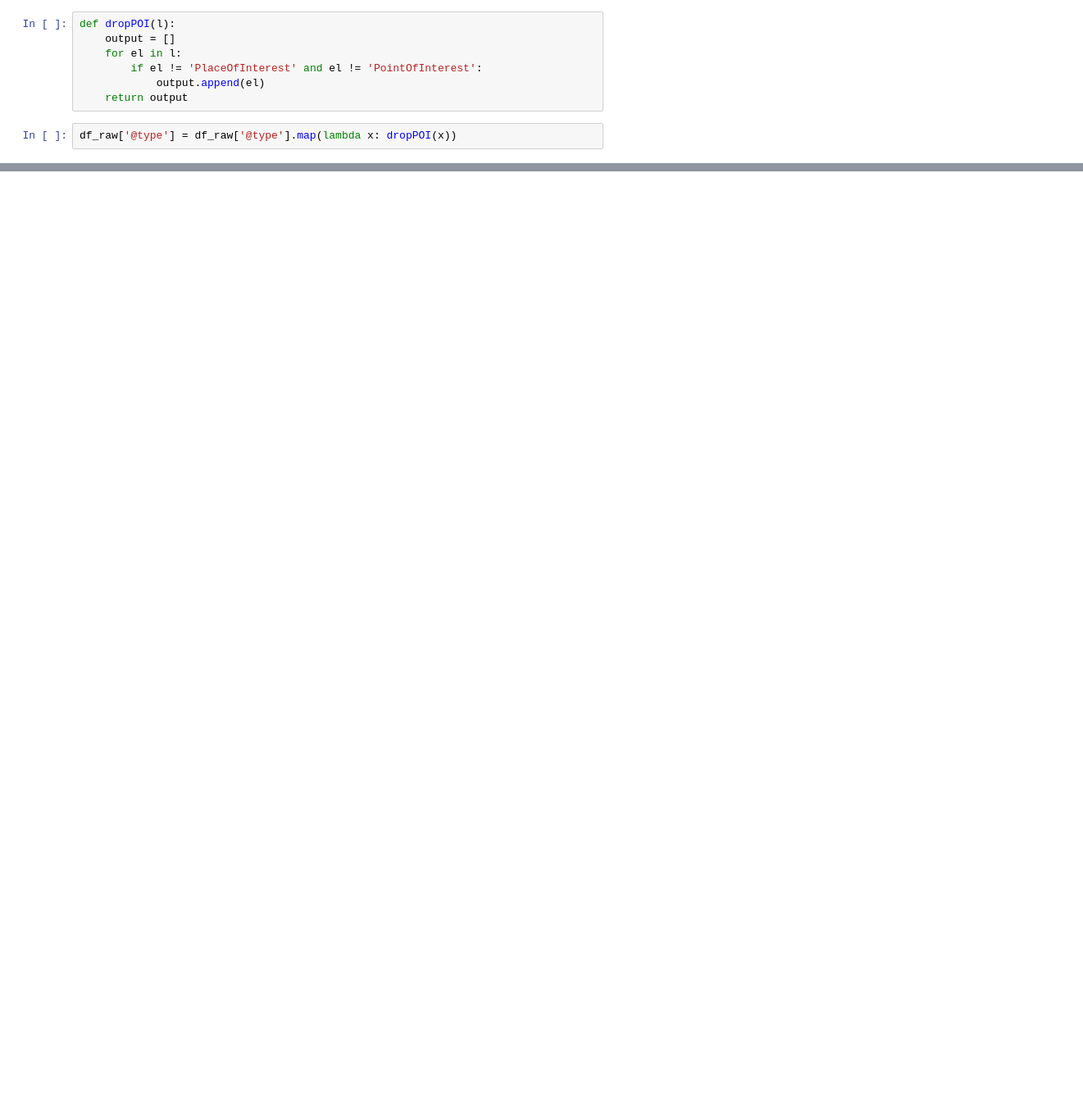
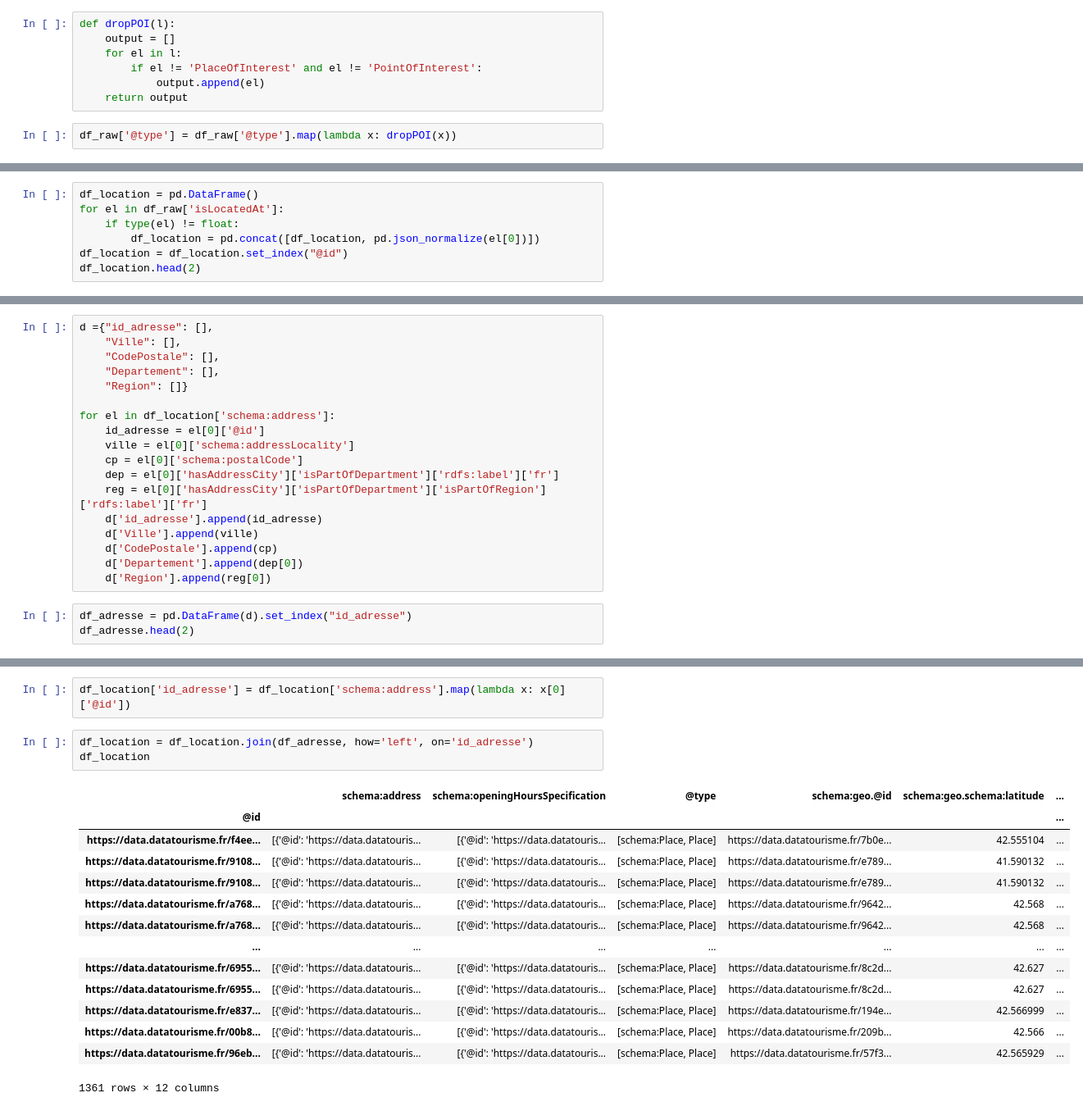
Before and after one commit to ThomasFavrel/ItineraireDeVoyage, a Jupyter notebook: Notebboks/Exploration.ipynb, the cells around one changed output, grey strips where cells are left out. Shown: that part at 82% size. Cells and saved outputs as stored; diff of their text form; blank space fills up the shorter version.

```diff
--- a/Notebboks/Exploration.ipynb
+++ b/Notebboks/Exploration.ipynb
@@ -382,0 +481,7 @@ for el in df_raw['hasContact'][0]:
+# %%
+df_location = pd.DataFrame()
+for el in df_raw['isLocatedAt']:
+    if type(el) != float:
+        df_location = pd.concat([df_location, pd.json_normalize(el[0])])
+df_location = df_location.set_index("@id")
+df_location.head(2)
@@ -382,0 +495,21 @@ for el in df_raw['hasContact'][0]:
+# %%
+d ={"id_adresse": [],
+    "Ville": [],
+    "CodePostale": [],
+    "Departement": [],
+    "Region": []}
+
+for el in df_location['schema:address']:
+    id_adresse = el[0]['@id']
+    ville = el[0]['schema:addressLocality']
+    cp = el[0]['schema:postalCode']
+    dep = el[0]['hasAddressCity']['isPartOfDepartment']['rdfs:label']['fr']
+    reg = el[0]['hasAddressCity']['isPartOfDepartment']['isPartOfRegion']['rdfs:label']['fr']
+    d['id_adresse'].append(id_adresse)
+    d['Ville'].append(ville)
+    d['CodePostale'].append(cp)
+    d['Departement'].append(dep[0])
+    d['Region'].append(reg[0])
+# %%
+df_adresse = pd.DataFrame(d).set_index("id_adresse")
+df_adresse.head(2)
@@ -382,0 +527,20 @@ for el in df_raw['hasContact'][0]:
+# %%
+df_location['id_adresse'] = df_location['schema:address'].map(lambda x: x[0]['@id'])
+# %%
+df_location = df_location.join(df_adresse, how='left', on='id_adresse')
+df_location
+# %% [output]
+|  | schema:address | schema:openingHoursSpecification | @type | schema:geo.@id | schema:geo.schema:latitude | ... |
+| @id |  |  |  |  |  | ... |
+| https://data.datatourisme.fr/f4ee... | [{'@id': 'https://data.datatouris... | [{'@id': 'https://data.datatouris... | [schema:Place, Place] | https://data.datatourisme.fr/7b0e... | 42.555104 | ... |
+| https://data.datatourisme.fr/9108... | [{'@id': 'https://data.datatouris... | [{'@id': 'https://data.datatouris... | [schema:Place, Place] | https://data.datatourisme.fr/e789... | 41.590132 | ... |
+| https://data.datatourisme.fr/9108... | [{'@id': 'https://data.datatouris... | [{'@id': 'https://data.datatouris... | [schema:Place, Place] | https://data.datatourisme.fr/e789... | 41.590132 | ... |
+| https://data.datatourisme.fr/a768... | [{'@id': 'https://data.datatouris... | [{'@id': 'https://data.datatouris... | [schema:Place, Place] | https://data.datatourisme.fr/9642... | 42.568 | ... |
+| https://data.datatourisme.fr/a768... | [{'@id': 'https://data.datatouris... | [{'@id': 'https://data.datatouris... | [schema:Place, Place] | https://data.datatourisme.fr/9642... | 42.568 | ... |
+| ... | ... | ... | ... | ... | ... | ... |
+| https://data.datatourisme.fr/6955... | [{'@id': 'https://data.datatouris... | [{'@id': 'https://data.datatouris... | [schema:Place, Place] | https://data.datatourisme.fr/8c2d... | 42.627 | ... |
+| https://data.datatourisme.fr/6955... | [{'@id': 'https://data.datatouris... | [{'@id': 'https://data.datatouris... | [schema:Place, Place] | https://data.datatourisme.fr/8c2d... | 42.627 | ... |
+| https://data.datatourisme.fr/e837... | [{'@id': 'https://data.datatouris... | [{'@id': 'https://data.datatouris... | [schema:Place, Place] | https://data.datatourisme.fr/194e... | 42.566999 | ... |
+| https://data.datatourisme.fr/00b8... | [{'@id': 'https://data.datatouris... | [{'@id': 'https://data.datatouris... | [schema:Place, Place] | https://data.datatourisme.fr/209b... | 42.566 | ... |
+| https://data.datatourisme.fr/96eb... | [{'@id': 'https://data.datatouris... | [{'@id': 'https://data.datatouris... | [schema:Place, Place] | https://data.datatourisme.fr/57f3... | 42.565929 | ... |
+1361 rows × 12 columns
```
Also changed, not shown: parts of 58 cells of this notebook.
